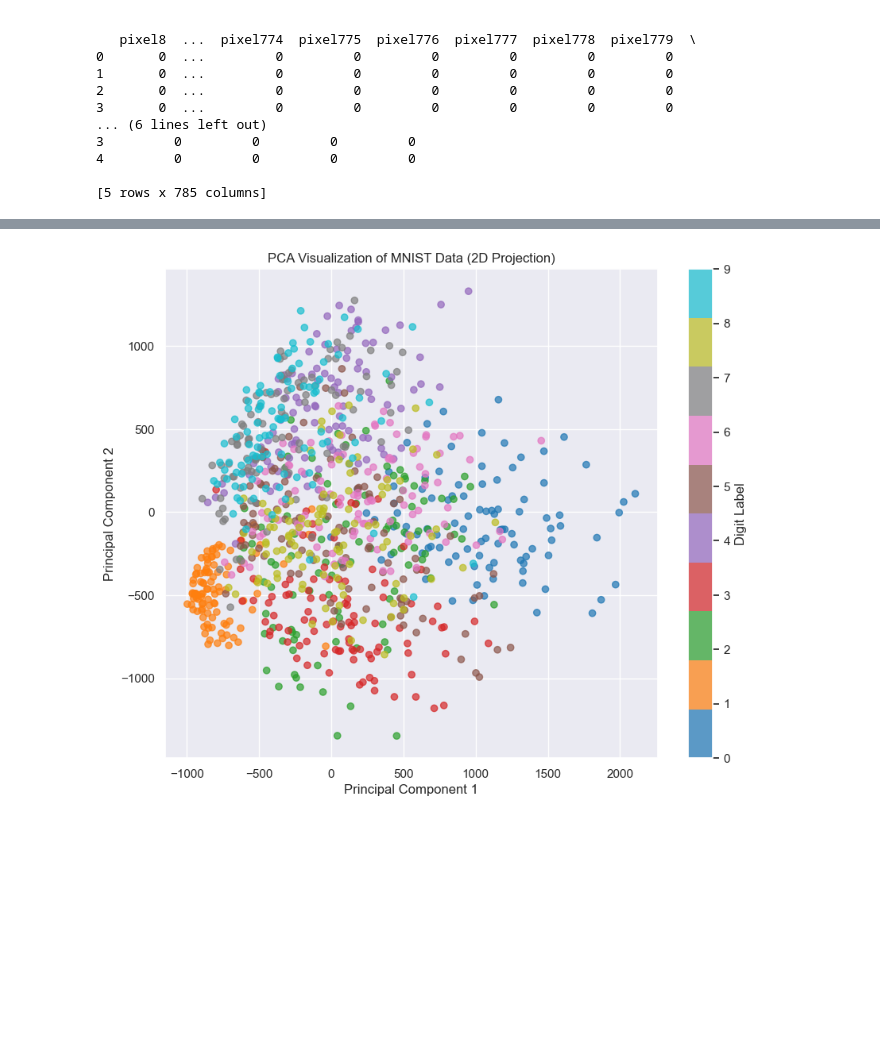
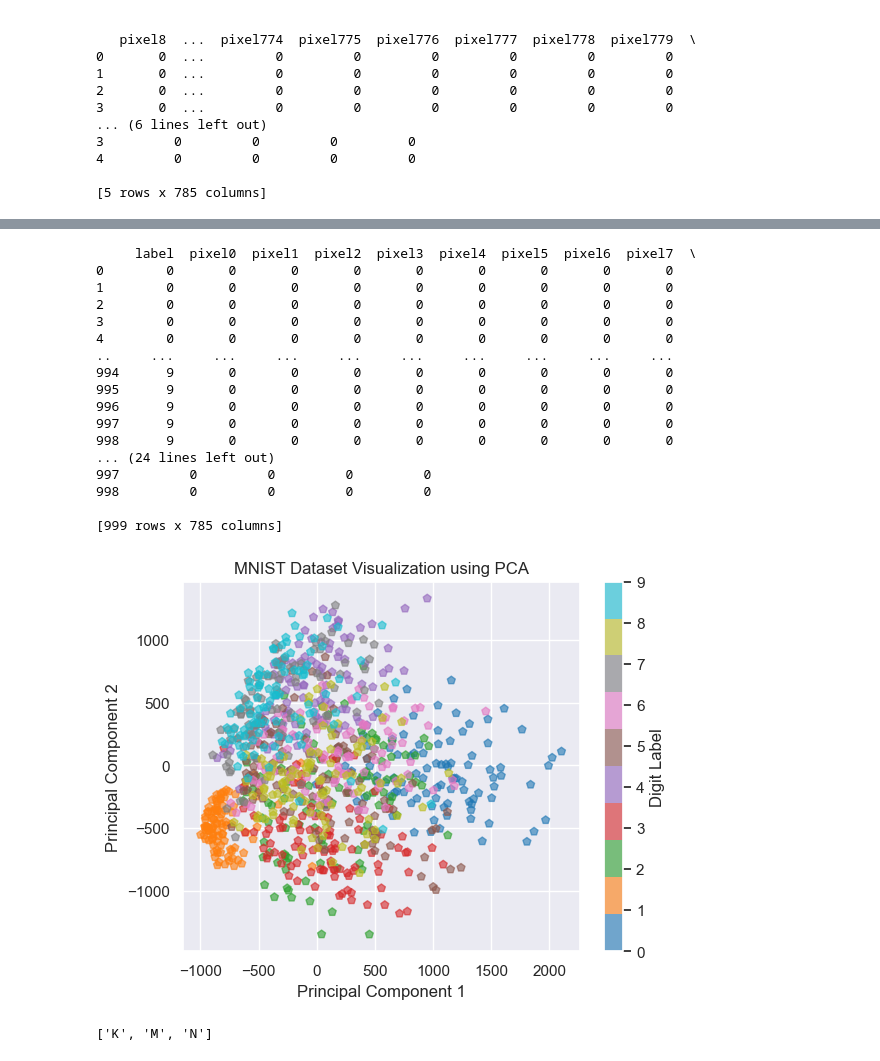
Before and after one commit to Khaspper/CS422, a Jupyter notebook: 1_HW/hw1.ipynb, the cells around one changed output, grey strips where cells are left out. Saved outputs shown, nothing was run; the diff lists cells and outputs as text; code cells hidden in the pictures; blank space fills up the shorter version.

```diff
--- a/1_HW/hw1.ipynb
+++ b/1_HW/hw1.ipynb
@@ -62,22 +83,40 @@ housing = pd.read_csv("housing_training.csv")
 # %%
 labels = mnist[mnist.columns[0]]
-
 pixels = mnist[mnist.columns[0:]]
-# print(pixels)
+print(pixels)
+# %% [output]
+     label  pixel0  pixel1  pixel2  pixel3  pixel4  pixel5  pixel6  pixel7  \
+0        0       0       0       0       0       0       0       0       0
+1        0       0       0       0       0       0       0       0       0
+2        0       0       0       0       0       0       0       0       0
+3        0       0       0       0       0       0       0       0       0
+4        0       0       0       0       0       0       0       0       0
+..     ...     ...     ...     ...     ...     ...     ...     ...     ...
+994      9       0       0       0       0       0       0       0       0
+995      9       0       0       0       0       0       0       0       0
+996      9       0       0       0       0       0       0       0       0
+997      9       0       0       0       0       0       0       0       0
+998      9       0       0       0       0       0       0       0       0
+... (24 lines left out)
+997         0         0         0         0
+998         0         0         0         0
+
+[999 rows x 785 columns]
 # %%
-pca = PCA(n_components=2)
-mnist_pca_2d = pca.fit_transform(pixels)
+mnist_pca = PCA(n_components=2)
+mnist_pca_2d = mnist_pca.fit_transform(pixels)
 # %%
-# Scatter plot of PCA results
-plt.figure(figsize=(10, 8))
-scatter = plt.scatter(mnist_pca_2d[:, 0], mnist_pca_2d[:, 1], c=labels, cmap='tab10', alpha=0.7)
-plt.colorbar(scatter, ticks=range(10), label="Digit Label")
+graph = plt.scatter(mnist_pca_2d[:, 0], mnist_pca_2d[:, 1], c=labels, cmap='tab10', marker='p', alpha=.6)
+plt.colorbar(graph, ticks=range(10), label="Digit Label")
+plt.title("PCA Visualization of MNIST Data (2D Projection)")
+plt.title("MNIST Dataset Visualization using PCA")
 plt.xlabel("Principal Component 1")
 plt.ylabel("Principal Component 2")
-plt.title("PCA Visualization of MNIST Data (2D Projection)")
-plt.grid(True)
-
-# Show the plot
 plt.show()
 # %% [output]
-[figure, old version]
+[figure, new version]
+# %%
+housing_Labels = housing.columns.tolist()
+print(housing_Labels)
+# %% [output]
+['K', 'M', 'N']
```
Also changed, not shown: parts of 6 cells of this notebook, 1 other file.
